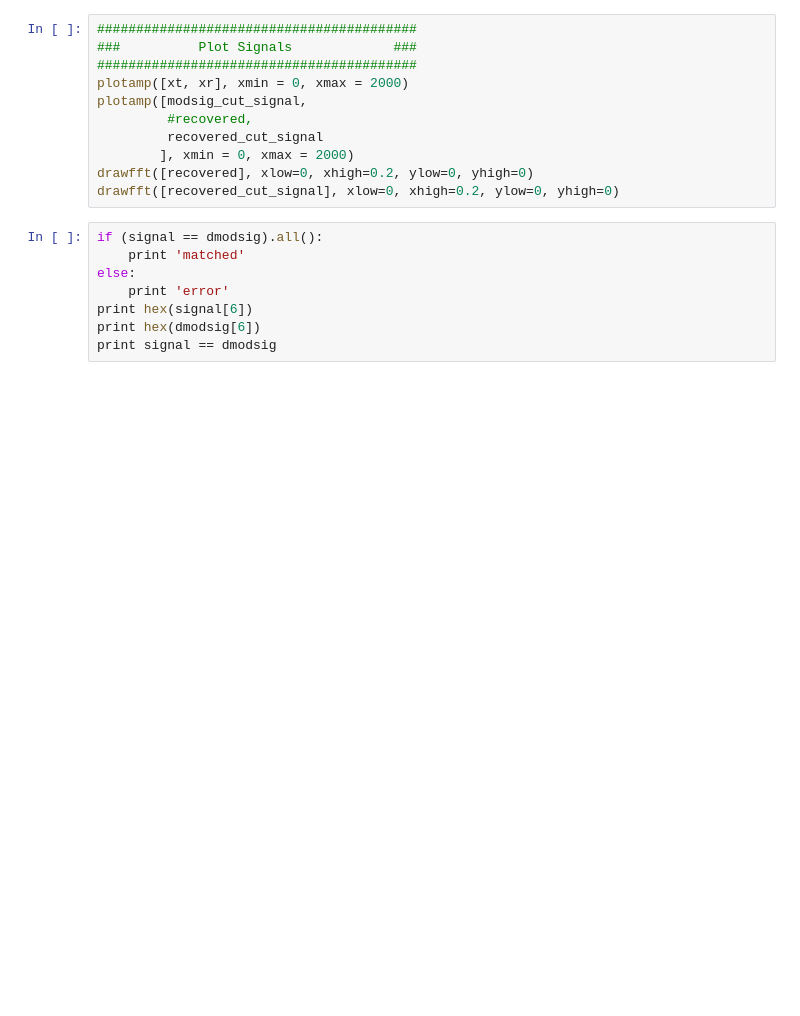
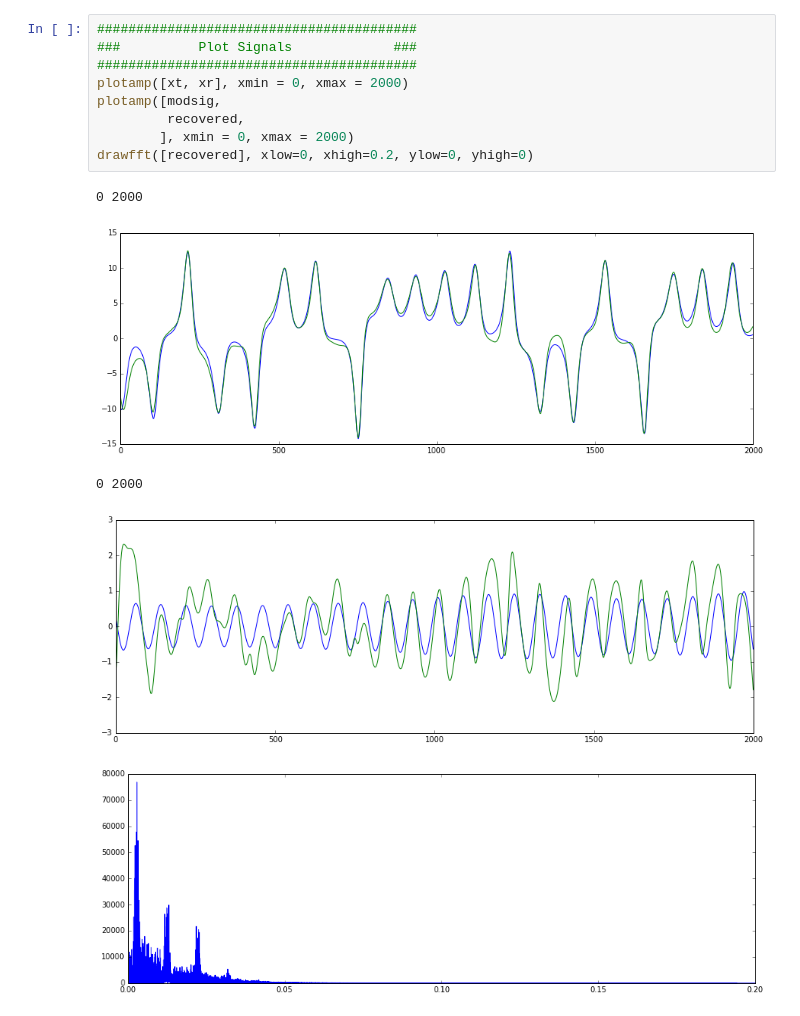
Before and after one commit to abhisheietk/crypto-chaotic, a Jupyter notebook: doc/modulation-Copy1.ipynb, the cells around one changed output. Drawn from its saved outputs; the diff is of its cells as text; blank space fills up the shorter version.

```diff
--- a/doc/modulation-Copy1.ipynb
+++ b/doc/modulation-Copy1.ipynb
@@ -434,20 +440,16 @@ print signal == dmodsig
 # %%
 #########################################
 ###          Plot Signals             ###
 #########################################
 plotamp([xt, xr], xmin = 0, xmax = 2000)
-plotamp([modsig_cut_signal,
-         #recovered,
-         recovered_cut_signal
+plotamp([modsig,
+         recovered,
         ], xmin = 0, xmax = 2000)
 drawfft([recovered], xlow=0, xhigh=0.2, ylow=0, yhigh=0)
-drawfft([recovered_cut_signal], xlow=0, xhigh=0.2, ylow=0, yhigh=0)
+# %% [output]
+0 2000
+[figure, added]
+0 2000
+[figure, added]
+[figure, added]
-# %%
-if (signal == dmodsig).all():
-    print 'matched'
-else:
-    print 'error'
-print hex(signal[6])
-print hex(dmodsig[6])
-print signal == dmodsig
 # %%
```
Also changed, not shown: parts of 16 cells of this notebook.
